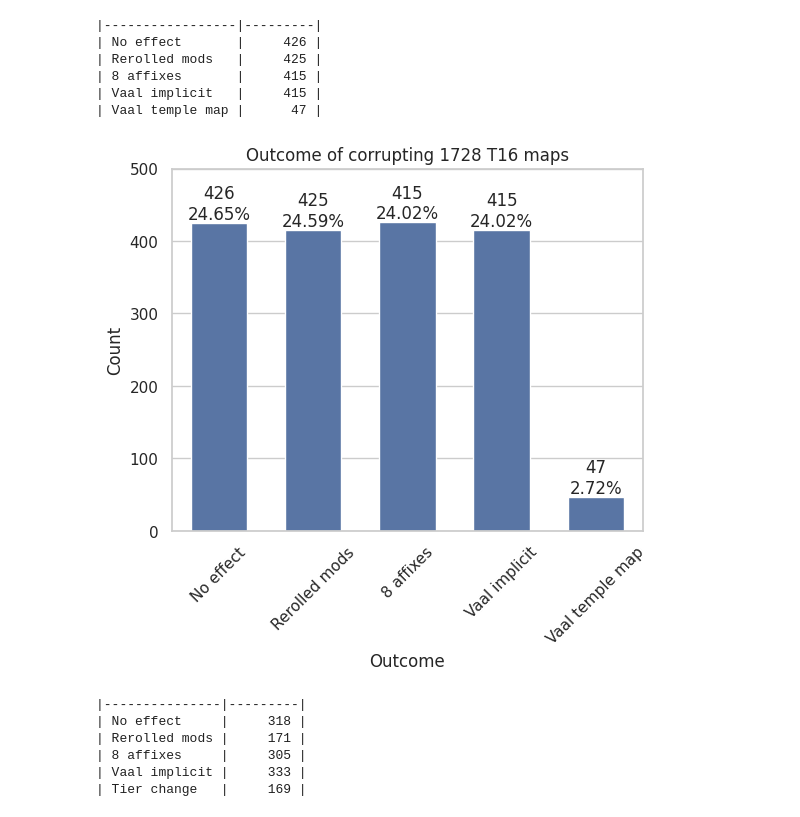
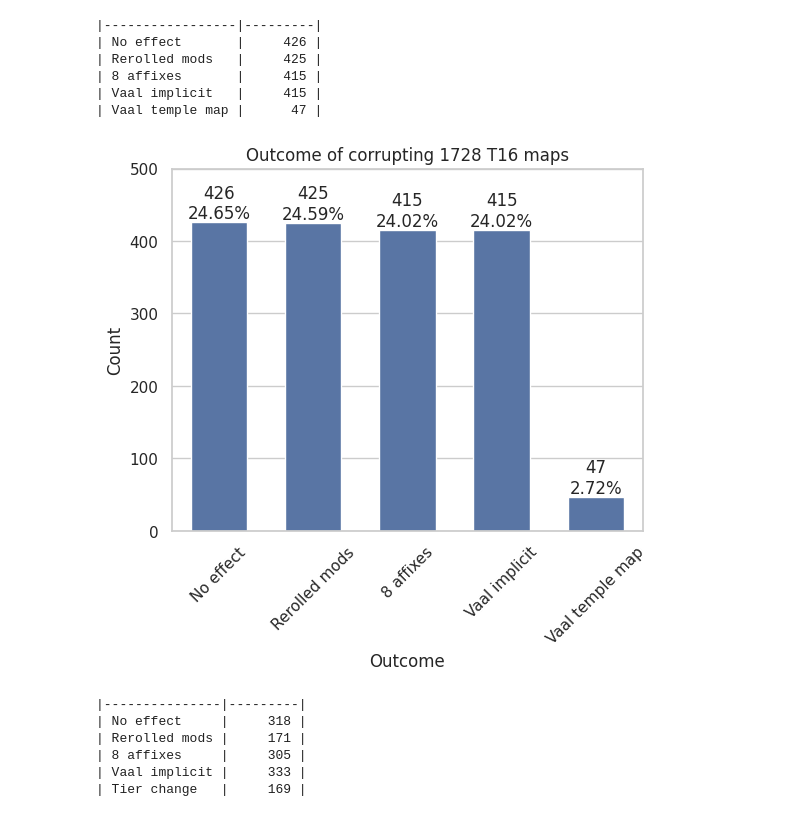
Before and after one commit to staticf0x/map-corruption, a Jupyter notebook: Analysis.ipynb, the cells around one changed output. Saved outputs shown, nothing was run; the diff lists cells and outputs as text; code cells hidden in the pictures.

```diff
--- a/Analysis.ipynb
+++ b/Analysis.ipynb
@@ -31,26 +31,27 @@ print(t16_maps.to_markdown(tablefmt="github"))
 | Vaal implicit   |     415 |
 | Vaal temple map |      47 |
 # %%
-catp = sns.catplot(t16_maps, kind="bar", x=all_tabs.index, y="Count", height=4.5, aspect=1.25, width=0.6, order=t16_maps.index)
+catp = sns.catplot(t16_maps, kind="bar", x=t16_maps.index, y="Count", height=4.5, aspect=1.25, width=0.6, order=t16_maps.index)
 total_maps = t16_maps["Count"].sum()
 
 catp.despine(right=False, top=False)
 catp.ax.set_title(f"Outcome of corrupting {total_maps} T16 maps")
 catp.ax.set_ylim(0, 500)
+catp.ax.set_xlabel("Outcome")
 
 for t in catp.ax.get_xticklabels():
     t.set_rotation(45)
 
 spots = zip(catp.ax.patches, t16_maps.index)
 
 for spot in spots:
     category_count = t16_maps[t16_maps.index == spot[1]]["Count"].values[0]
     height = spot[0].get_height()
     catp.ax.text(spot[0].get_x() + 0.3, height + 5, '{}\n{:1.2%}'.format(category_count, category_count / total_maps), ha="center")
 
 catp.savefig("t16.png")
 # %% [output]
-[figure, old version]
+[figure, new version]
 # %%
 tabs = []
 
```
Also changed, not shown: parts of 2 cells of this notebook, 2 other files.
